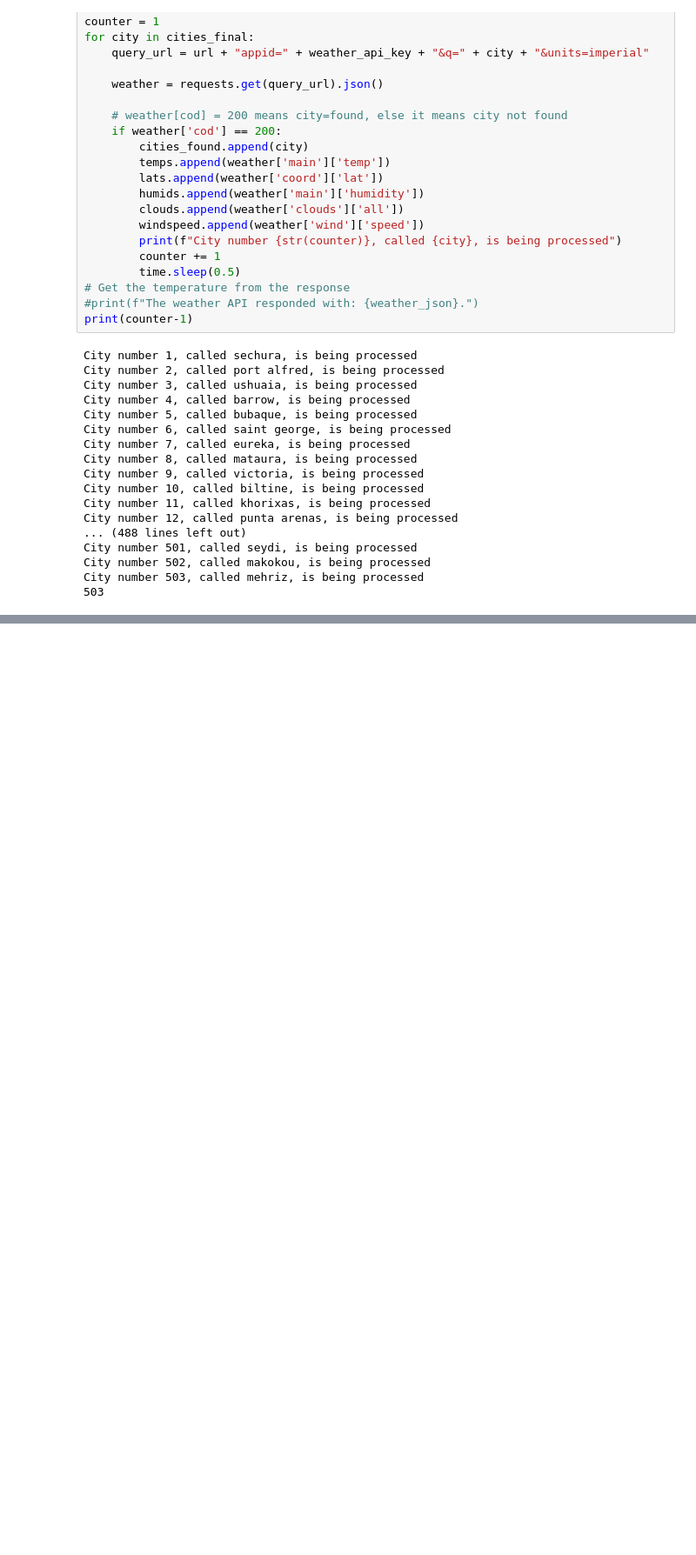
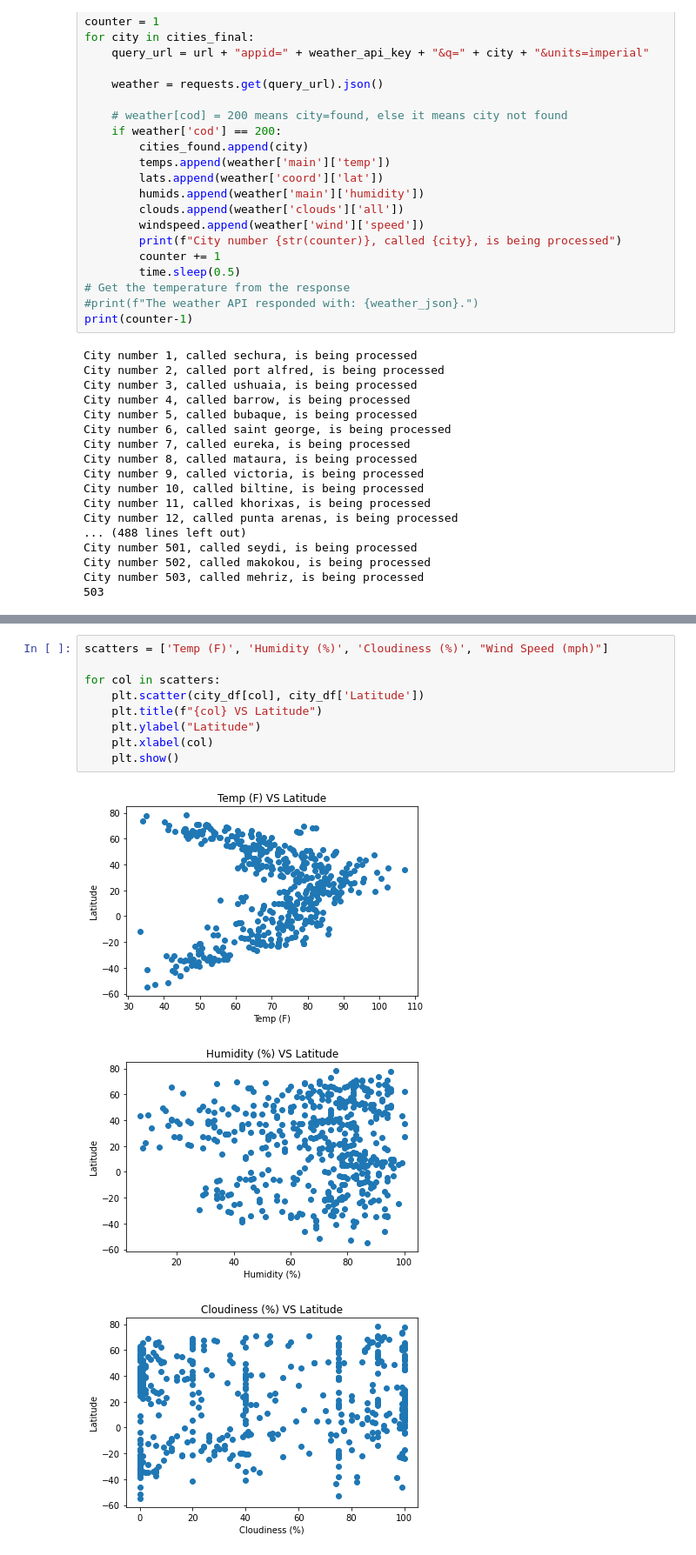
Before and after one commit to canamasc/python-api-challenge, a Jupyter notebook: weatherpy/WeatherPy.ipynb, the cells around one changed output, grey strips where cells are left out. Shown: that part at 87% size. Cells and saved outputs as stored; diff of their text form; blank space fills up the shorter version.

```diff
--- a/weatherpy/WeatherPy.ipynb
+++ b/weatherpy/WeatherPy.ipynb
@@ -117,0 +115,13 @@ city_df.head()
+# %%
+scatters = ['Temp (F)', 'Humidity (%)', 'Cloudiness (%)', "Wind Speed (mph)"]
+
+for col in scatters:
+    plt.scatter(city_df[col], city_df['Latitude'])
+    plt.title(f"{col} VS Latitude")
+    plt.ylabel("Latitude")
+    plt.xlabel(col)
+    plt.show()
+# %% [output]
+[figure, added]
+[figure, added]
+[figure, added]
```
Also changed, not shown: parts of 5 cells of this notebook, 1 other file.
